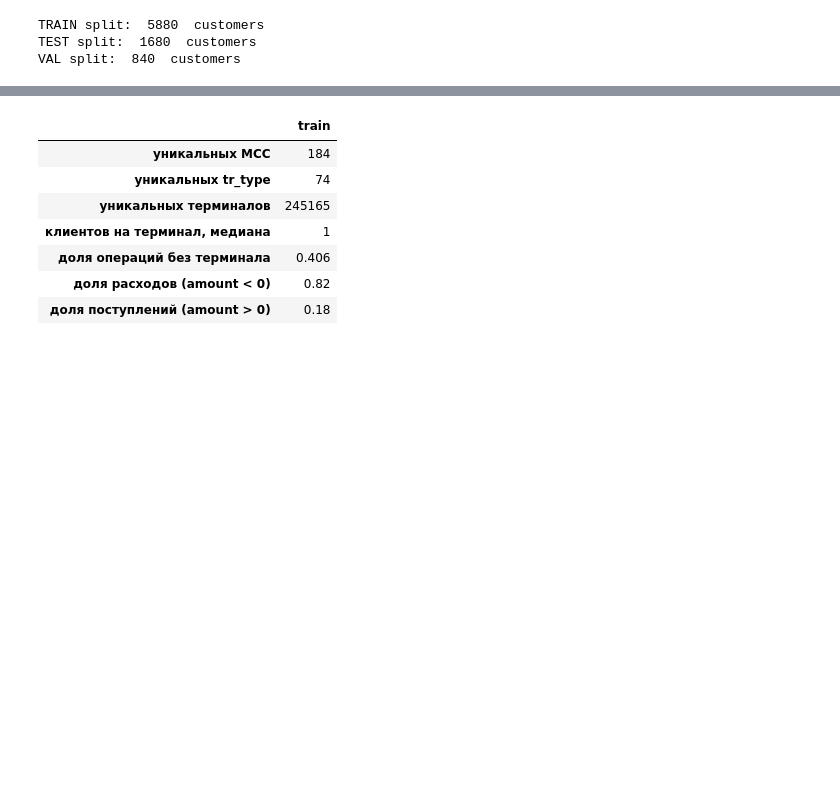
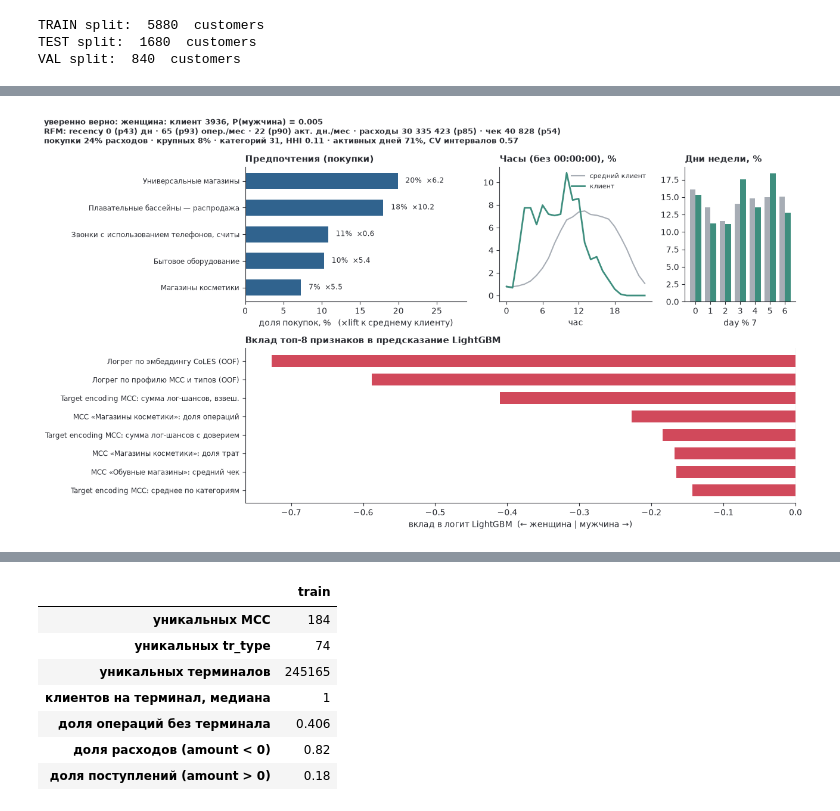
Before and after one commit to Eltralo/gender-prediction, a Jupyter notebook: notebooks/pred_gen_tr.ipynb, the cells around one changed output, grey strips where cells are left out. Drawn from its saved outputs; the diff is of its cells as text; code cells hidden in the pictures; blank space fills up the shorter version.

Commit message:
Ноутбук: основной путь и приложения A–D, демонстрация на клиентах test; README и отчёт — поведенческое моделирование и ограничения

```diff
--- a/notebooks/pred_gen_tr.ipynb
+++ b/notebooks/pred_gen_tr.ipynb
@@ -102,0 +406,9 @@ VAL split:  840  customers
+# %%
+model = cv.GenderModel.load(ctx.artifacts / "model", cfg, ctx.device, ctx.seqs)
+names = {f: cli.feature_label(f, cli._mcc_desc(train_df)) for f in [*model.columns_, "bias"]}
+proba = model.explain(X_test, ctx.seqs)
+examples = cv.pick_examples(y_test, proba["blend"])
+table = proba.loc[list(examples.values())].round(3).assign(
+    истина=y_test.loc[list(examples.values())].map({0: "женщина", 1: "мужчина"}).to_numpy())
+table.index = [f"{k} ({v})" for k, v in examples.items()]
+table.rename(columns={"gbm": "LightGBM", "seq": "CoLES", "tabpfn": "TabPFN", "blend": "бленд"})
@@ -102,0 +421,14 @@ VAL split:  840  customers
+# %%
+contrib_test = model.gbm_contributions(model.matrix(X_test.loc[list(examples.values())]))
+
+
+def show_client(case):
+    c = examples[case]
+    card = features.client_card(dataset["test"], c, ref)
+    plots.client_card(card, ref, f"{case}: клиент {c}, P(мужчина) = {proba.loc[c, 'blend']:.3f}",
+                      contrib=contrib_test.loc[c], labels=names)
+    plt.show()
+# %%
+show_client("уверенно верно: женщина")
+# %% [output]
+[figure, added]
```
Also changed, not shown: parts of 142 cells of this notebook, 2 other files.
